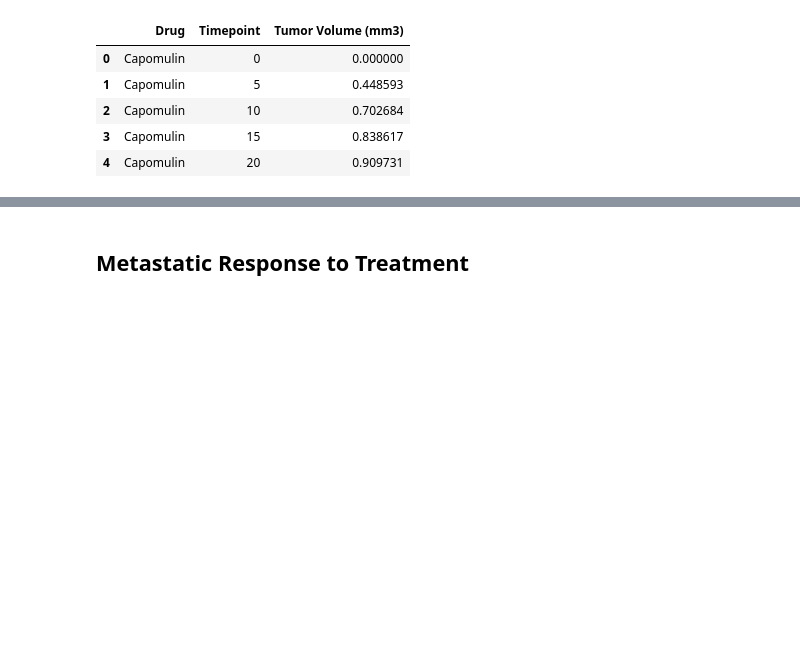
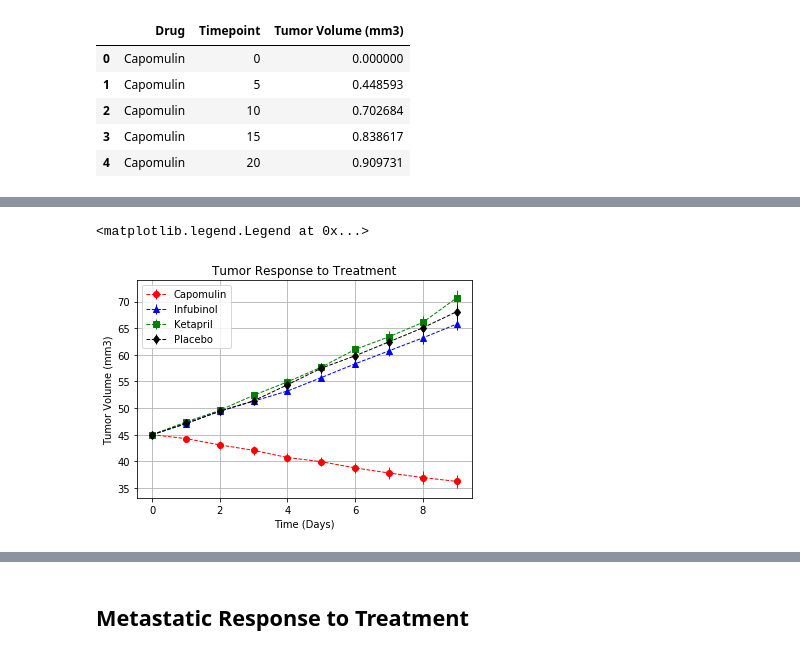
Before and after one commit to Romina-R/matplotlib-challenge, a Jupyter notebook: Instructions/Pymaceuticals/pymaceuticals_starter-RR.ipynb, the cells around one changed output, grey strips where cells are left out. Cells and saved outputs as stored; diff of their text form; code cells hidden in the pictures; blank space fills up the shorter version.

```diff
--- a/Instructions/Pymaceuticals/pymaceuticals_starter-RR.ipynb
+++ b/Instructions/Pymaceuticals/pymaceuticals_starter-RR.ipynb
@@ -137,4 +140,6 @@ sem_gr_df.head()
 # %%
 # Minor Data Munging to Re-Format the Data Frames
-
+pivot_mean_vol = mean_gr_df.pivot(index="Timepoint", columns="Drug",values="Tumor Volume (mm3)")
 # Preview that Reformatting worked
+pivot_mean_vol_df = pivot_mean_vol.reset_index()
+pivot_mean_vol_df.head()
@@ -153,0 +153,6 @@ sem_gr_df.head()
+# %%
+# Minor Data Munging to Re-Format the Data Frames
+pivot_sem_vol = sem_gr_df.pivot(index="Timepoint", columns="Drug",values="Tumor Volume (mm3)")
+# Preview that Reformatting worked
+pivot_sem_vol_df = pivot_sem_vol.reset_index()
+pivot_sem_vol_df.head()
@@ -154,3 +166,22 @@ sem_gr_df.head()
+# %%
+# Generate the Plot (with Error Bars)
+
+plt.title("Tumor Response to Treatment")
+plt.xlabel("Time (Days)")
+plt.ylabel("Tumor Volume (mm3)")
+
+plt.grid()
+
+#Tumorline = plt.plot(mean_gr_df["Timepoint"], mean_gr_df['Tumor Volume (mm3)'])
+plt.errorbar(pivot_mean_vol_df.index, pivot_mean_vol_df['Capomulin'], yerr=pivot_sem_vol_df['Capomulin'],color="R",lw=1, ls="--", marker="o",label="Capomulin")
+plt.errorbar(pivot_mean_vol_df.index, pivot_mean_vol_df['Infubinol'], yerr=pivot_sem_vol_df['Infubinol'],color="B",lw=1, ls="--", marker="^",label="Infubinol")
+plt.errorbar(pivot_mean_vol_df.index, pivot_mean_vol_df['Ketapril'], yerr=pivot_sem_vol_df['Ketapril'],color="green",lw=1, ls="--", marker="s",label="Ketapril")
+plt.errorbar(pivot_mean_vol_df.index, pivot_mean_vol_df['Placebo'], yerr=pivot_sem_vol_df['Placebo'],color="black",lw=1, ls="--", marker="d",label="Placebo")
+
+plt.legend(loc="upper left")
+# %% [output]
+<matplotlib.legend.Legend at 0x...>
+[figure, added]
 # %%
 # Show the Figure
 plt.show()
```
Also changed, not shown: parts of 20 cells of this notebook.
